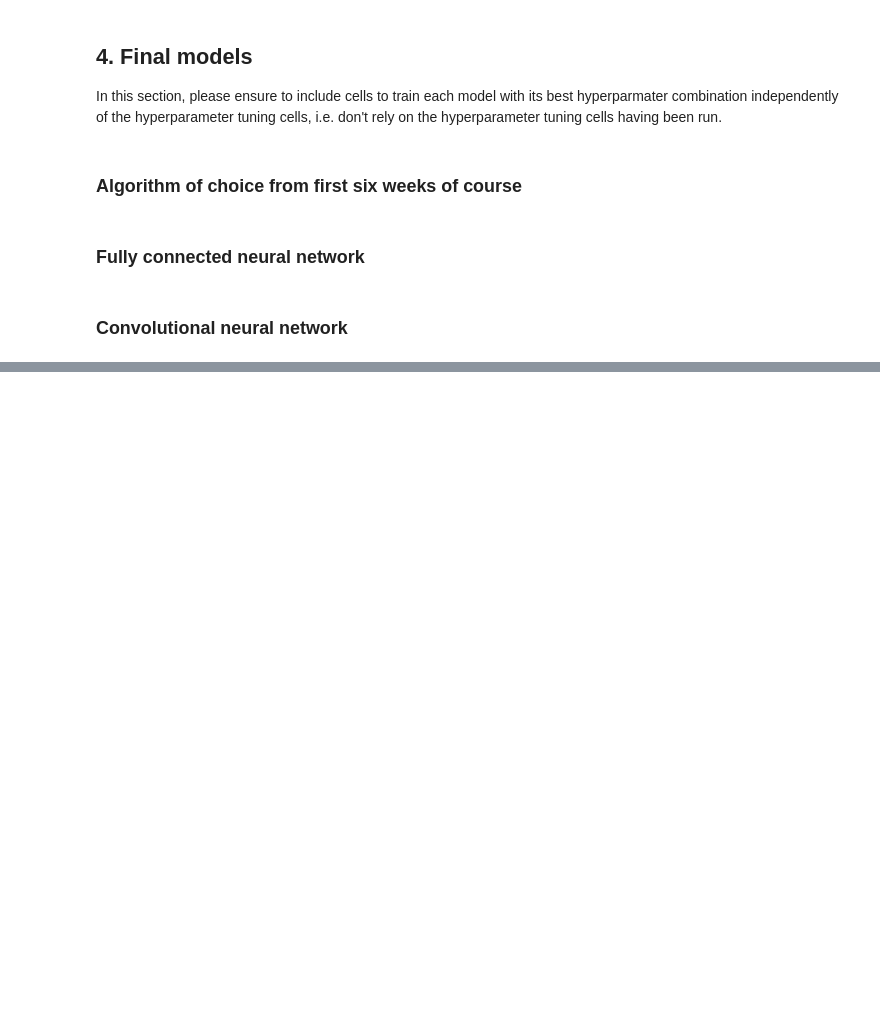
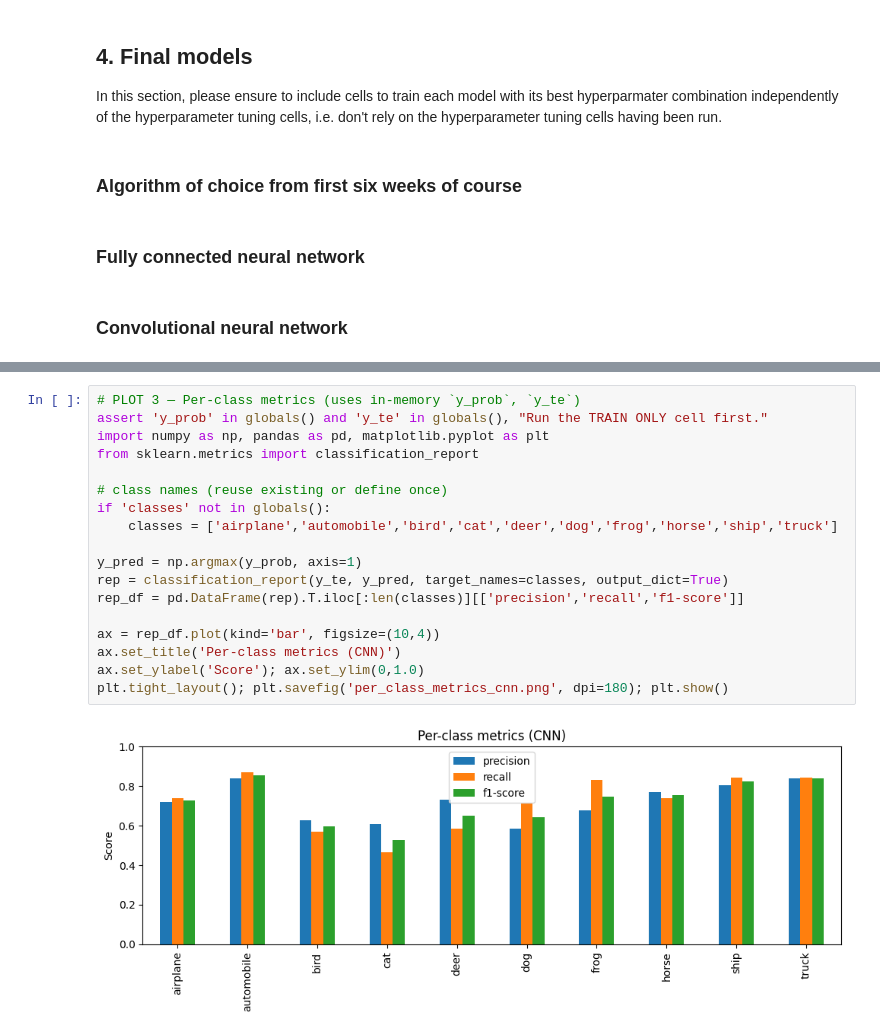
Before and after one commit to joelkurien/COMP5318Assignment, a Jupyter notebook: Assignment 2/COMP5318-assignment2-template-notebook-cnn.ipynb, the cells around one changed output, grey strips where cells are left out. Saved outputs shown, nothing was run; the diff lists cells and outputs as text; blank space fills up the shorter version.

```diff
--- a/Assignment 2/COMP5318-assignment2-template-notebook-cnn.ipynb
+++ b/Assignment 2/COMP5318-assignment2-template-notebook-cnn.ipynb
@@ -611,0 +578,20 @@ Epoch 12/12
+# %%
+# PLOT 3 — Per-class metrics (uses in-memory `y_prob`, `y_te`)
+assert 'y_prob' in globals() and 'y_te' in globals(), "Run the TRAIN ONLY cell first."
+import numpy as np, pandas as pd, matplotlib.pyplot as plt
+from sklearn.metrics import classification_report
+
+# class names (reuse existing or define once)
+if 'classes' not in globals():
+    classes = ['airplane','automobile','bird','cat','deer','dog','frog','horse','ship','truck']
+
+y_pred = np.argmax(y_prob, axis=1)
+rep = classification_report(y_te, y_pred, target_names=classes, output_dict=True)
+rep_df = pd.DataFrame(rep).T.iloc[:len(classes)][['precision','recall','f1-score']]
+
+ax = rep_df.plot(kind='bar', figsize=(10,4))
+ax.set_title('Per-class metrics (CNN)')
+ax.set_ylabel('Score'); ax.set_ylim(0,1.0)
+plt.tight_layout(); plt.savefig('per_class_metrics_cnn.png', dpi=180); plt.show()
+# %% [output]
+[figure, added]
```
Also changed, not shown: parts of 3 cells of this notebook.
